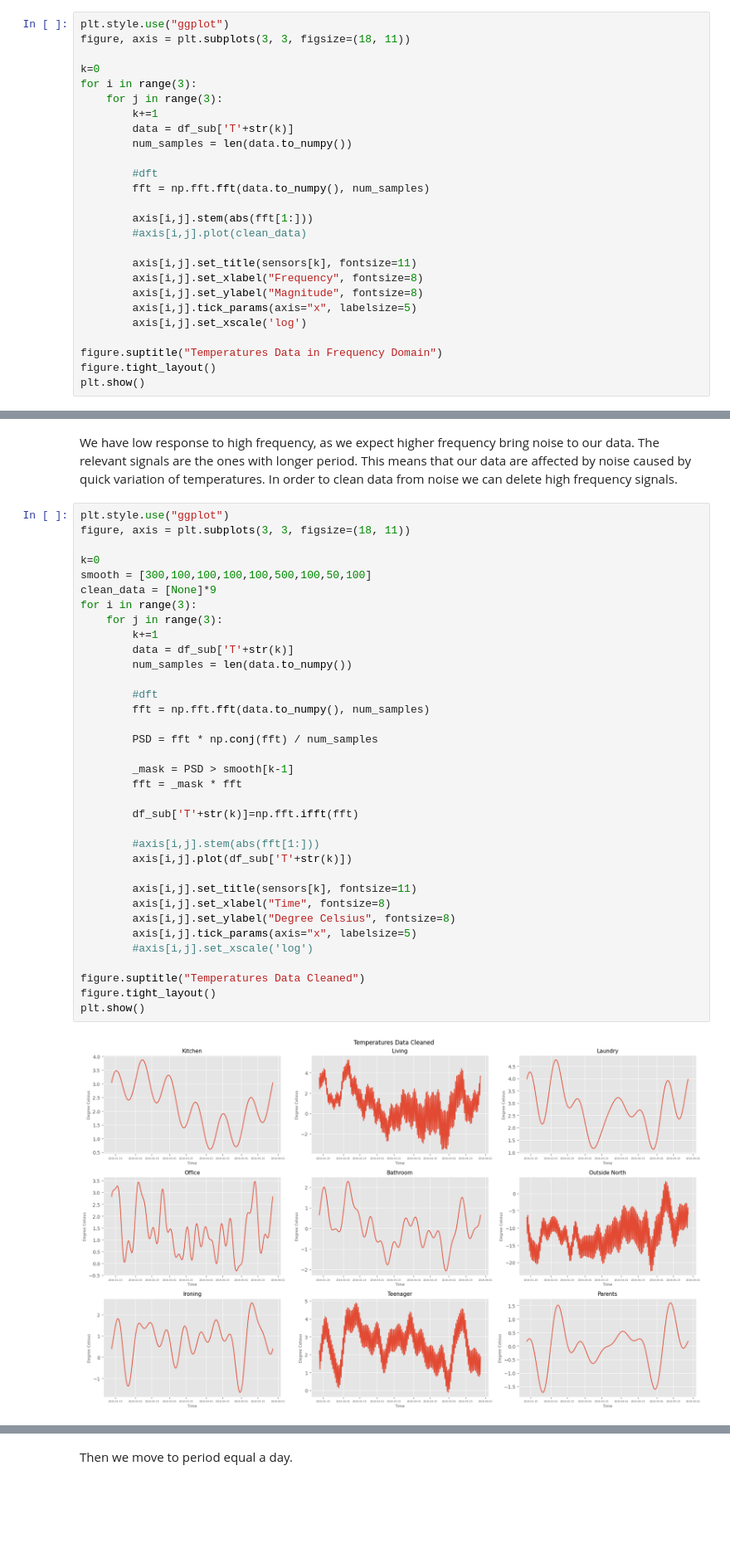
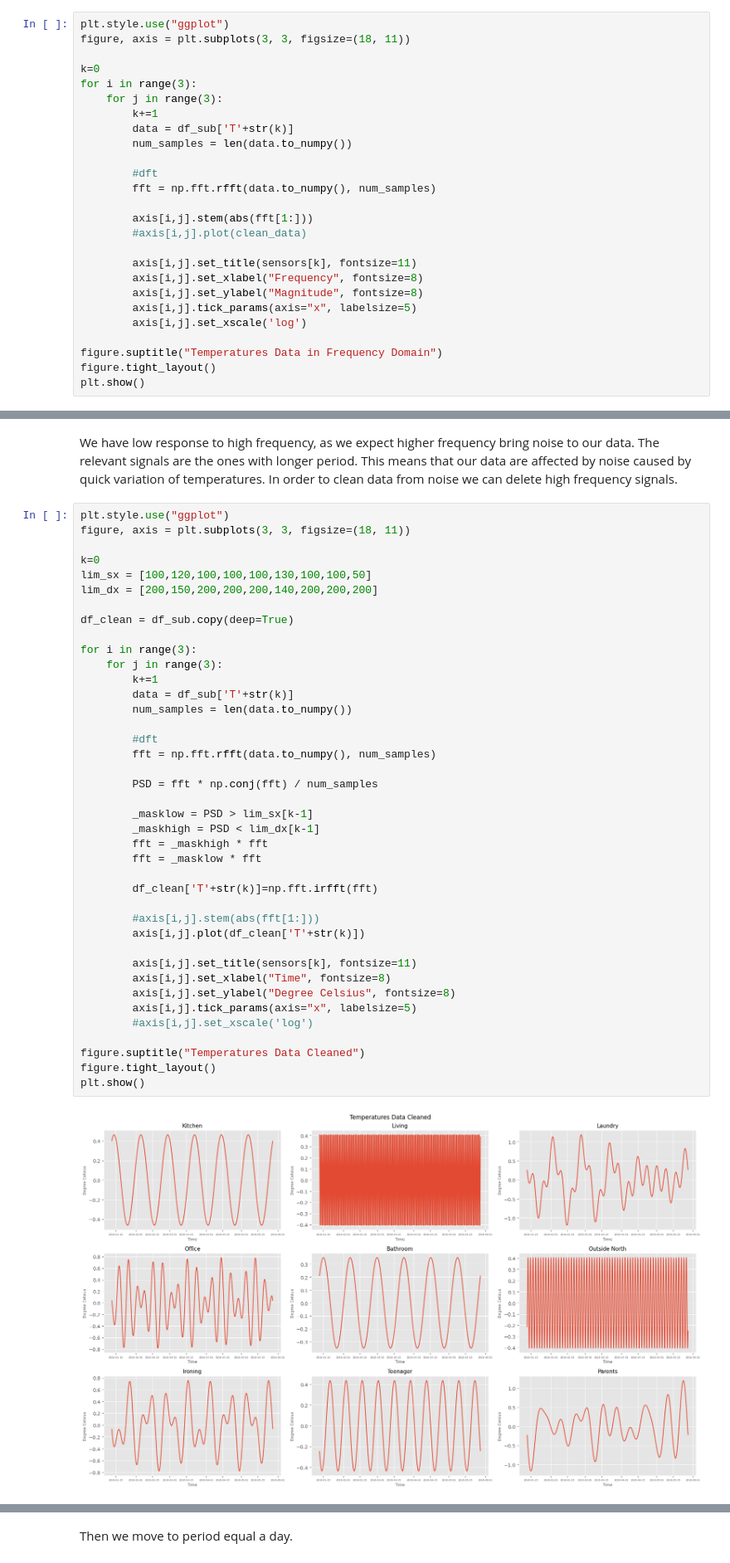
Before and after one commit to lilf4p/ispr-midterm, a Jupyter notebook: midterm1/temperature_analysis.ipynb, the cells around one changed output, grey strips where cells are left out. Shown at 83% size. Saved outputs shown, nothing was run; the diff lists cells and outputs as text; blank space fills up the shorter version.

```diff
--- a/midterm1/temperature_analysis.ipynb
+++ b/midterm1/temperature_analysis.ipynb
@@ -171,7 +175,7 @@ for i in range(3):
         num_samples = len(data.to_numpy())
 
         #dft
-        fft = np.fft.fft(data.to_numpy(), num_samples)
+        fft = np.fft.rfft(data.to_numpy(), num_samples)
 
         axis[i,j].stem(abs(fft[1:]))
         #axis[i,j].plot(clean_data)
@@ -192,38 +196,43 @@ We have low response to high frequency, as we expect higher frequency bring nois
 # %%
 plt.style.use("ggplot")
 figure, axis = plt.subplots(3, 3, figsize=(18, 11))
 
 k=0
-smooth = [300,100,100,100,100,500,100,50,100]
-clean_data = [None]*9
+lim_sx = [100,120,100,100,100,130,100,100,50]
+lim_dx = [200,150,200,200,200,140,200,200,200]
+
+df_clean = df_sub.copy(deep=True)
+
 for i in range(3):
     for j in range(3):
         k+=1
         data = df_sub['T'+str(k)]
         num_samples = len(data.to_numpy())
 
         #dft
-        fft = np.fft.fft(data.to_numpy(), num_samples)
+        fft = np.fft.rfft(data.to_numpy(), num_samples)
 
         PSD = fft * np.conj(fft) / num_samples
 
-        _mask = PSD > smooth[k-1]
-        fft = _mask * fft
+        _masklow = PSD > lim_sx[k-1]
+        _maskhigh = PSD < lim_dx[k-1]
+        fft = _maskhigh * fft
+        fft = _masklow * fft
 
-        df_sub['T'+str(k)]=np.fft.ifft(fft)
+        df_clean['T'+str(k)]=np.fft.irfft(fft)
 
         #axis[i,j].stem(abs(fft[1:]))
-        axis[i,j].plot(df_sub['T'+str(k)])
+        axis[i,j].plot(df_clean['T'+str(k)])
 
         axis[i,j].set_title(sensors[k], fontsize=11)
         axis[i,j].set_xlabel("Time", fontsize=8)
         axis[i,j].set_ylabel("Degree Celsius", fontsize=8)
         axis[i,j].tick_params(axis="x", labelsize=5)
         #axis[i,j].set_xscale('log')
 
 figure.suptitle("Temperatures Data Cleaned")
 figure.tight_layout()
 plt.show()
 # %% [output]
-[figure, old version]
+[figure, new version]
 # %% [markdown]
```
Also changed, not shown: parts of 15 cells of this notebook, 1 other file.
